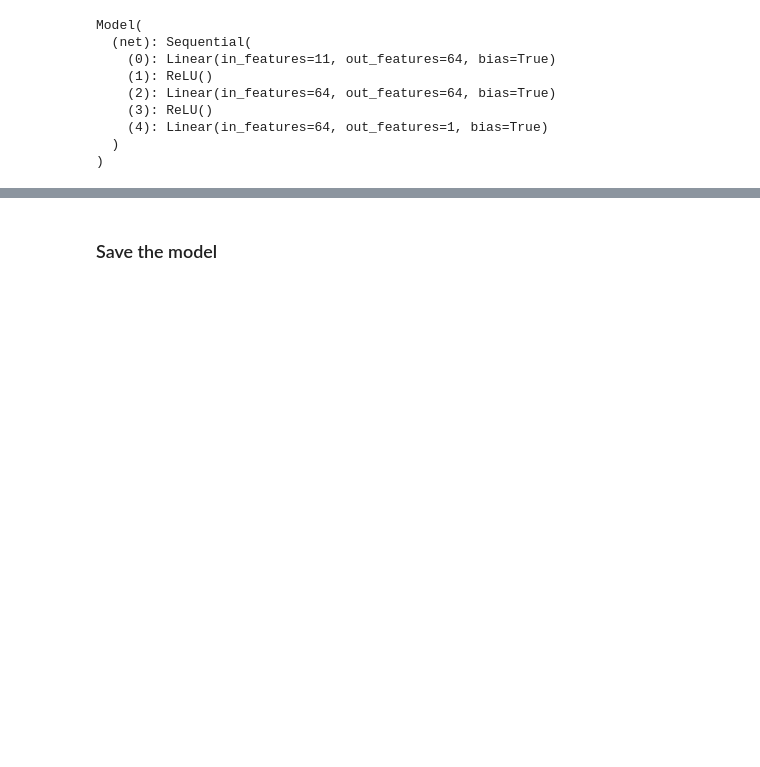
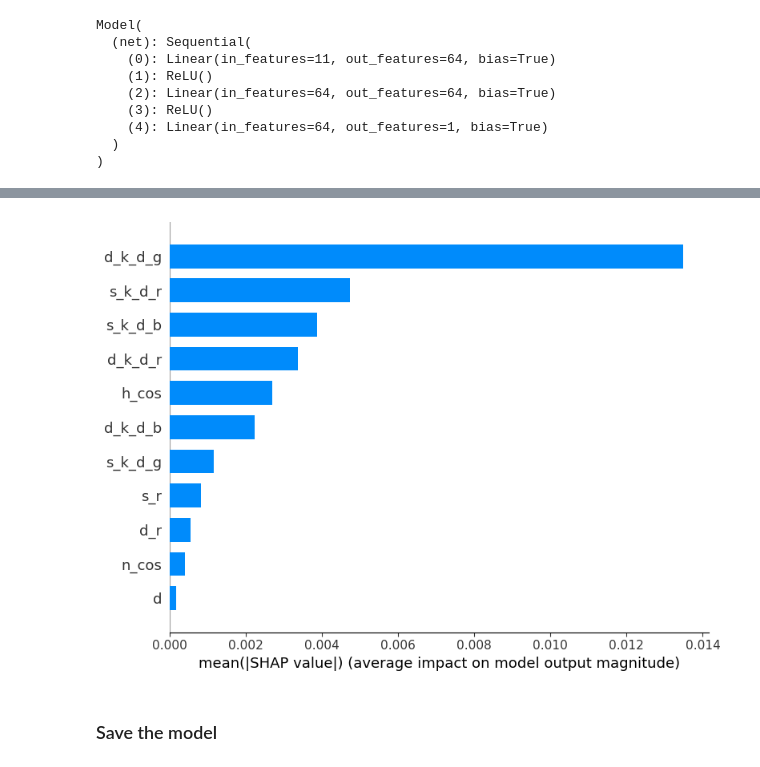
Before and after one commit to JeanArthurDeda/ALFie, a Jupyter notebook: ReservoirJoin/train_joiner.ipynb, the cells around one changed output, grey strips where cells are left out. Cells and saved outputs as stored; diff of their text form; code cells hidden in the pictures; blank space fills up the shorter version.

```diff
--- a/ReservoirJoin/train_joiner.ipynb
+++ b/ReservoirJoin/train_joiner.ipynb
@@ -199,3 +223,8 @@ Test RMSE: 0.033607
+# %%
+shap.summary_plot(shap_values, test_samples.cpu().numpy(),
+                  feature_names=features, plot_type="bar")
+# %% [output]
+[figure, added]
 # %% [markdown]
 ### Save the model
 # %%
```
Also changed, not shown: parts of 10 cells of this notebook.
